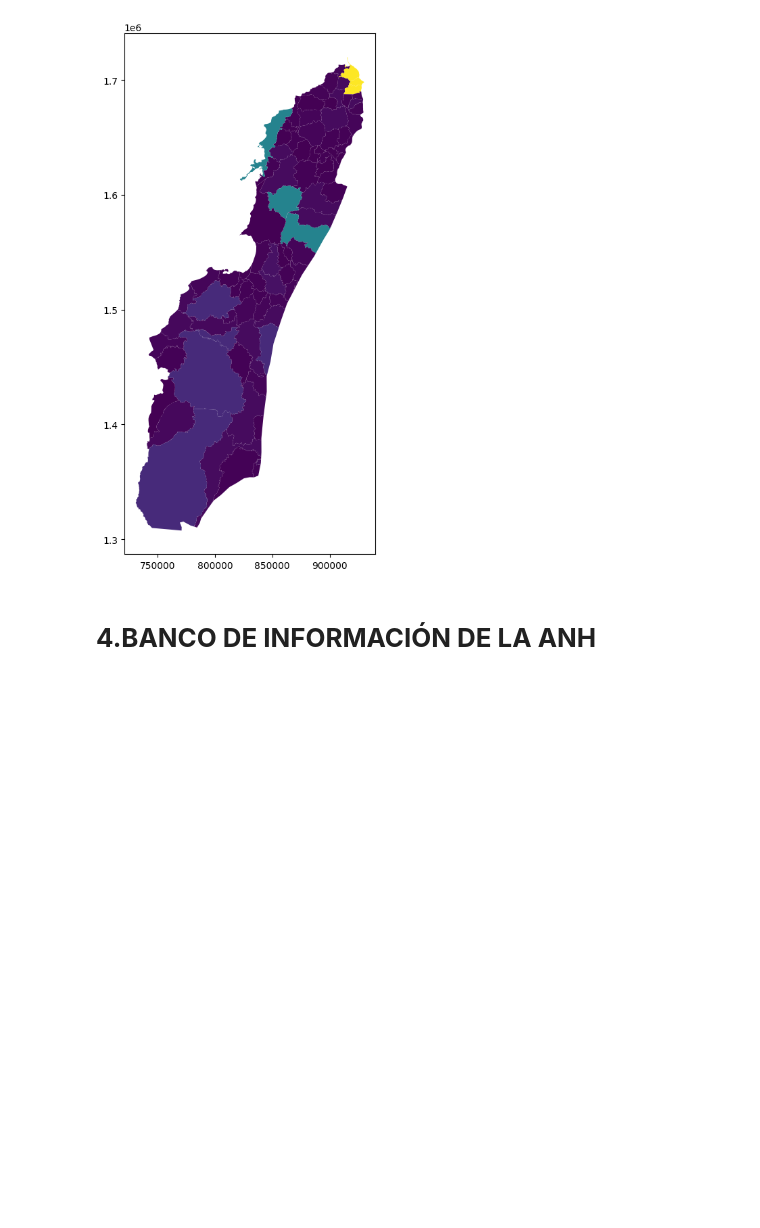
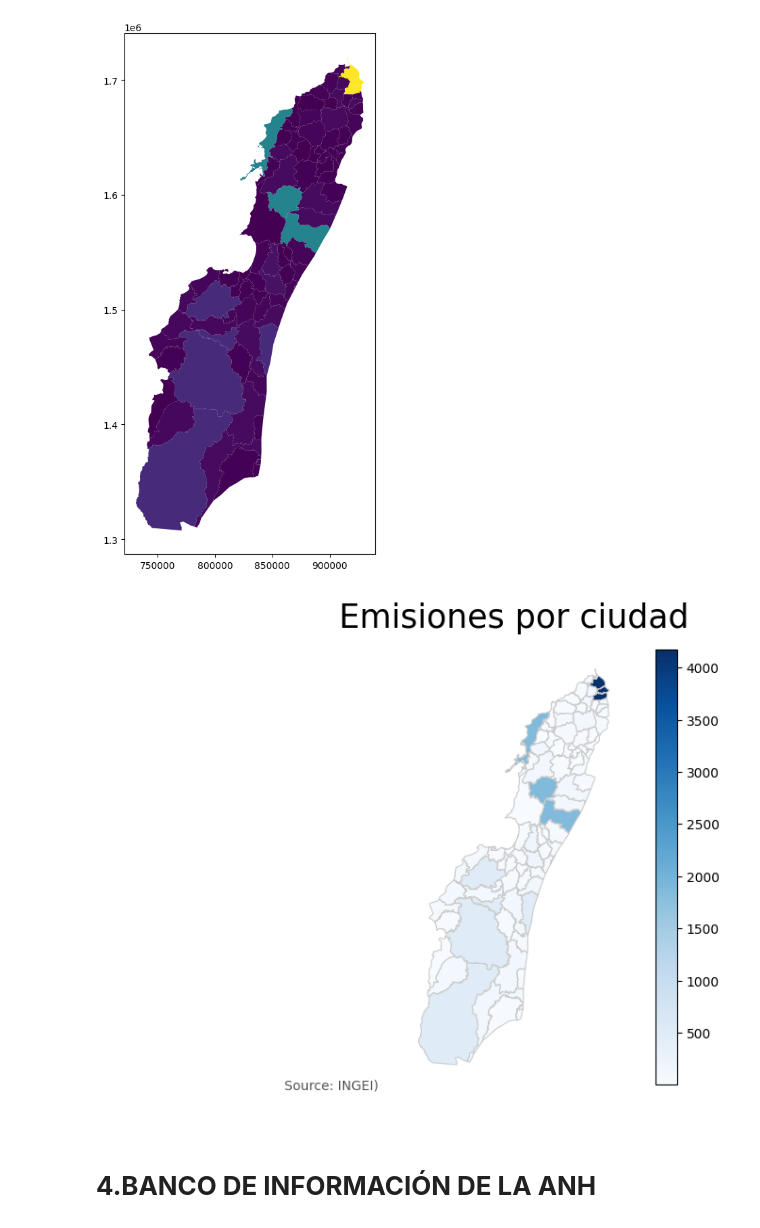
Before and after one commit to Anggarciaar/Proyecto_AnalisisGeoespacial, a Jupyter notebook: Proyecto_AnalisisGeoespacial.ipynb, the cells around one changed output. Saved outputs shown, nothing was run; the diff lists cells and outputs as text; code cells hidden in the pictures; blank space fills up the shorter version.

```diff
--- a/Proyecto_AnalisisGeoespacial.ipynb
+++ b/Proyecto_AnalisisGeoespacial.ipynb
@@ -266,6 +268,28 @@ fig, ax = plt.subplots(figsize=(12,10))
 Ciudades.plot(column='Emisiones', ax=ax);
 # %% [output]
 [figure]
+# %%
+vmin, vmax = 6.66, 4171.81
+fig, ax = plt.subplots(1, figsize=(10, 6))
+Ciudades.plot(column="Emisiones", cmap='Blues', linewidth=0.8, ax=ax, edgecolor='0.8')
+ax.axis('off')
+ax.set_title('Emisiones por ciudad', \
+              fontdict={'fontsize': '25',
+                        'fontweight' : '3'})
+ax.annotate('Source: INGEI)',
+           xy=(0.2, .08), xycoords='figure fraction',
+           horizontalalignment='left', verticalalignment='top',
+           fontsize=10, color='#555555')
+
+# Create colorbar as a legend
+sm = plt.cm.ScalarMappable(cmap='Blues', norm=plt.Normalize(vmin=vmin, vmax=vmax))
+sm._A = []
+cbar = fig.colorbar(sm)
+
+
+fig.savefig('/content/drive/MyDrive/DATA_ProyectoAG/Datos creados/MapadeEmisionespng', dpi=300)
+# %% [output]
+[figure, added]
 # %% [markdown]
 # **4.BANCO DE INFORMACIÓN DE LA ANH**
 # %% [markdown]
```
Also changed, not shown: parts of 29 cells of this notebook.
